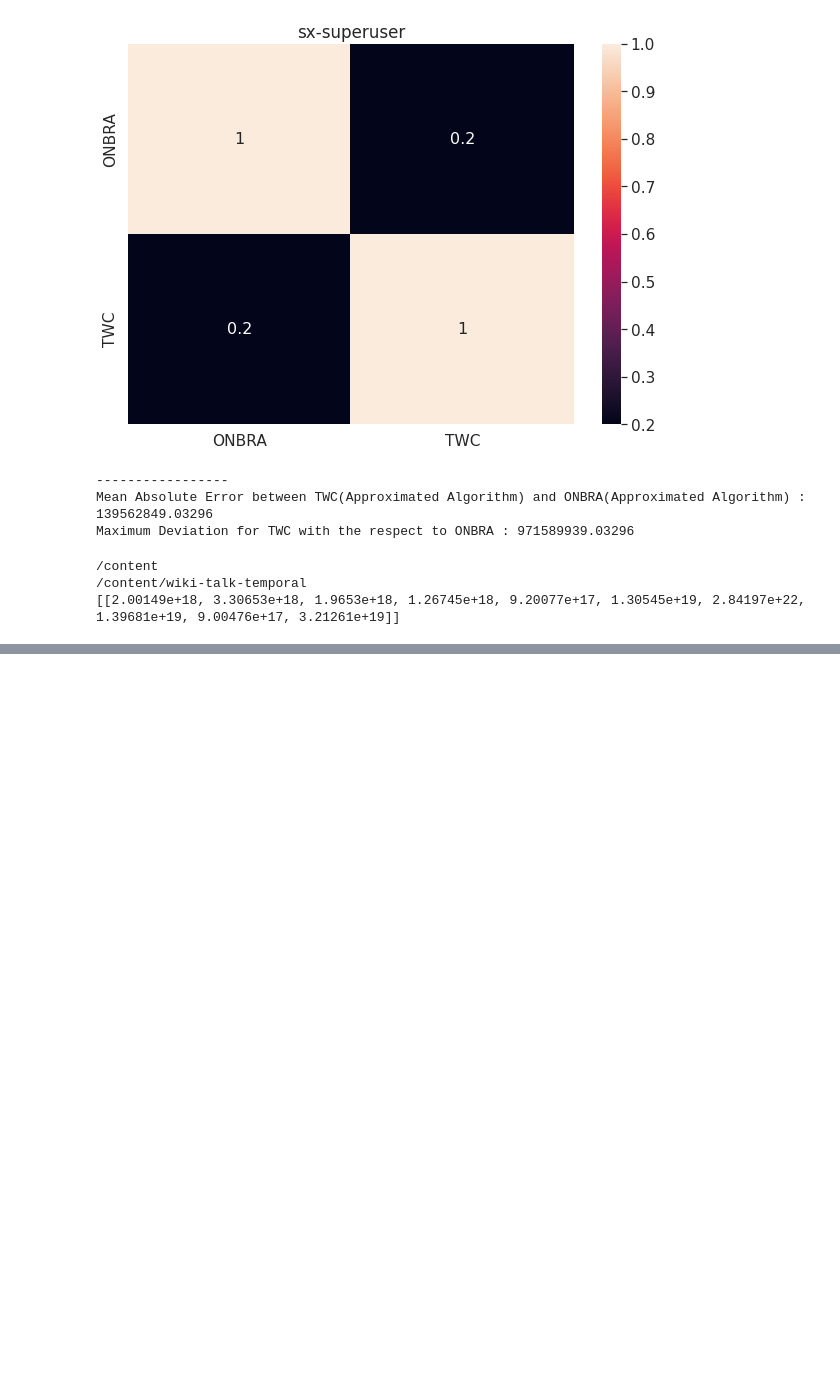
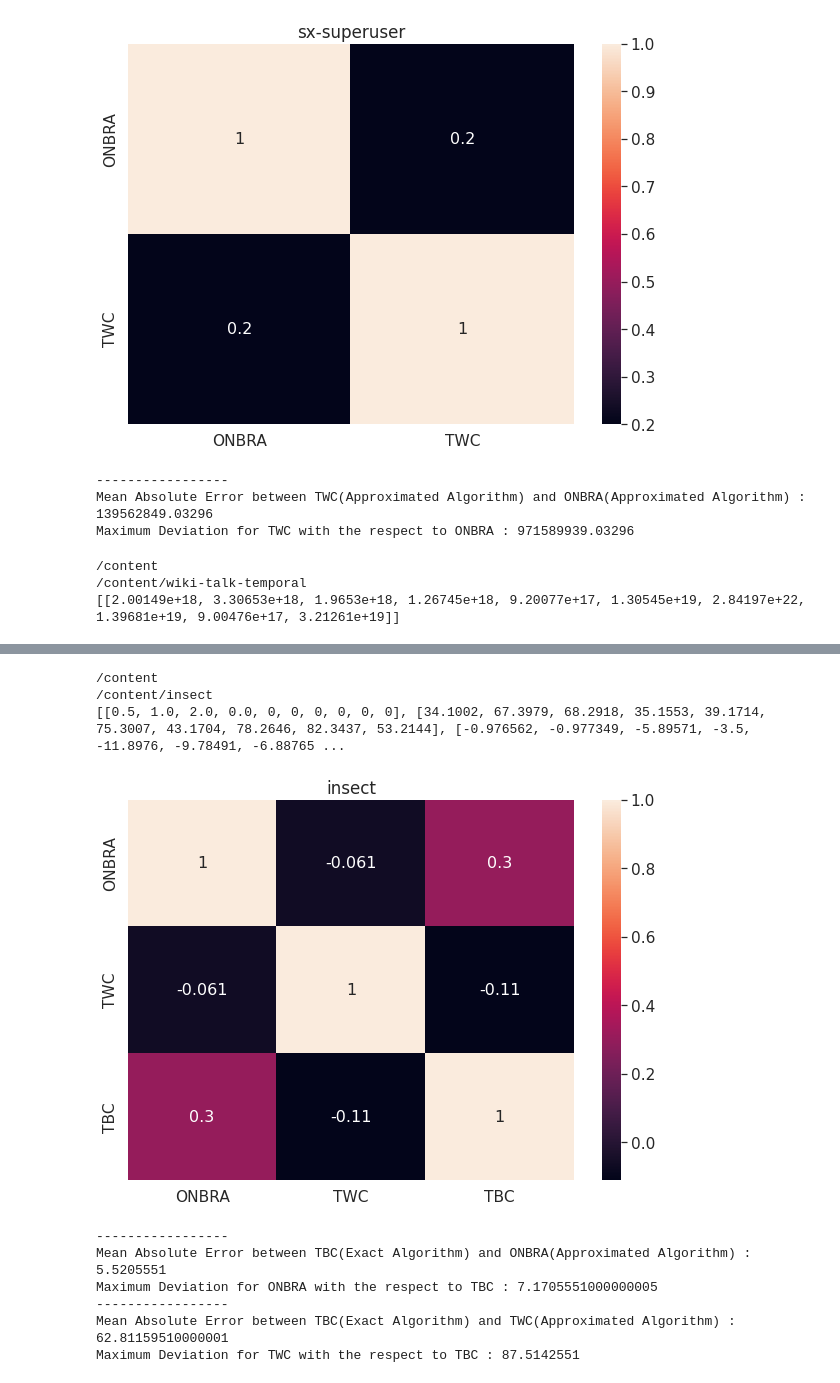
Before and after one commit to bprin97/A_Survey_on_the_Different_Approaches_to_Temporal_Node_Centralities, a Jupyter notebook: Code/Old Algorithms/CStatistics.ipynb, the cells around one changed output, grey strips where cells are left out. Saved outputs shown, nothing was run; the diff lists cells and outputs as text; code cells hidden in the pictures; blank space fills up the shorter version.

```diff
--- a/Code/Old Algorithms/CStatistics.ipynb
+++ b/Code/Old Algorithms/CStatistics.ipynb
@@ -286,0 +307,16 @@ computeKenDataset("wiki-talk-temporal")
+# %%
+# insect
+%cd ..
+%cd "insect"
+computeKenDataset("insect")
+# %% [output]
+/content
+/content/insect
+[[0.5, 1.0, 2.0, 0.0, 0, 0, 0, 0, 0, 0], [34.1002, 67.3979, 68.2918, 35.1553, 39.1714, 75.3007, 43.1704, 78.2646, 82.3437, 53.2144], [-0.976562, -0.977349, -5.89571, -3.5, -11.8976, -9.78491, -6.88765 ...
+[figure, added]
+-----------------
+Mean Absolute Error between TBC(Exact Algorithm) and ONBRA(Approximated Algorithm) : 5.5205551
+Maximum Deviation for ONBRA with the respect to TBC : 7.1705551000000005
+-----------------
+Mean Absolute Error between TBC(Exact Algorithm) and TWC(Approximated Algorithm) : 62.81159510000001
+Maximum Deviation for TWC with the respect to TBC : 87.5142551
```
Also changed, not shown: parts of 5 cells of this notebook, 8 other files.
